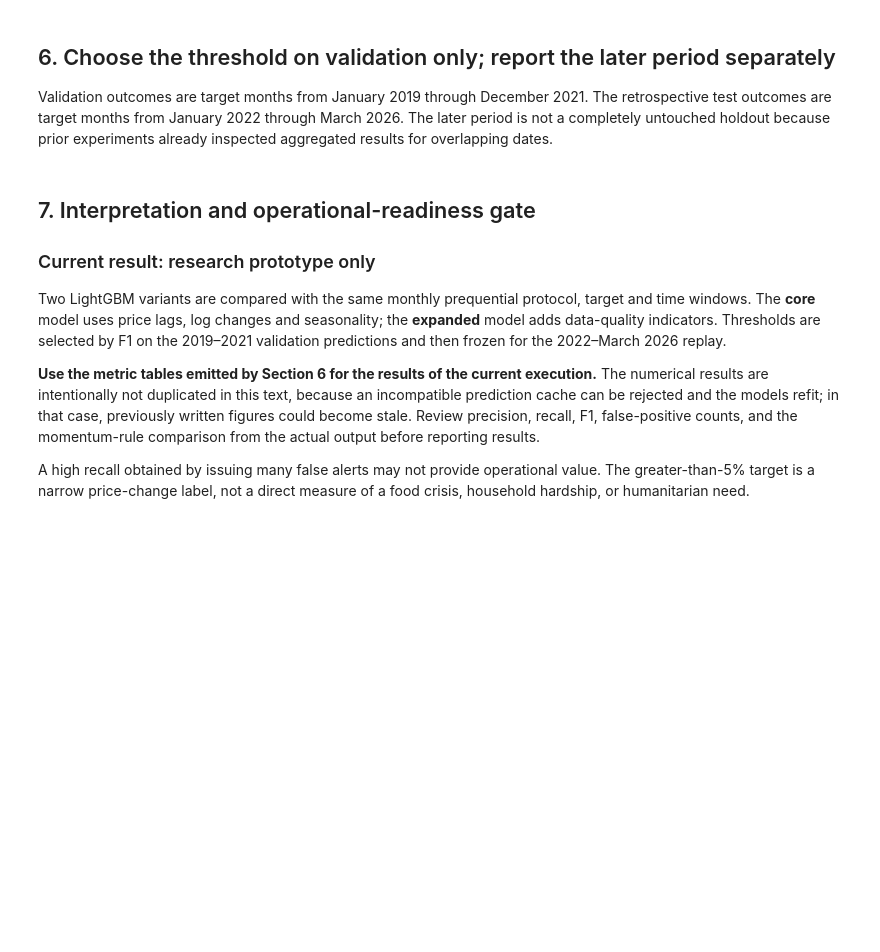
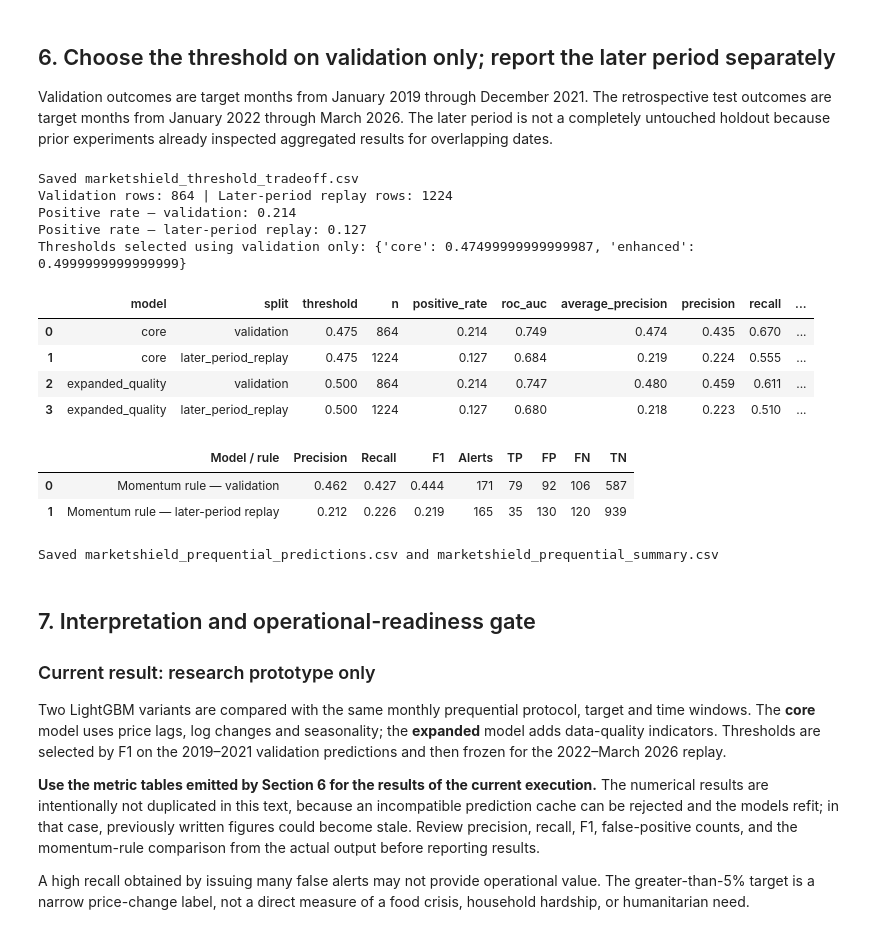
Before and after one commit to F13342/Yemen-MarketShield-AI, a Jupyter notebook: Yemen_MarketShield_Model_Validation.ipynb, the cells around one changed output. Drawn from its saved outputs; the diff is of its cells as text; code cells hidden in the pictures; blank space fills up the shorter version.

Commit message:
feat: add complete WFP validation submission package

```diff
--- a/Yemen_MarketShield_Model_Validation.ipynb
+++ b/Yemen_MarketShield_Model_Validation.ipynb
@@ -427,6 +427,12 @@ if not use_cached_predictions:
     print("Running LightGBM with additional data-quality features...")
     preq_enhanced = run_prequential_lightgbm(enhanced_numeric, "enhanced")
 
+    # Persist refreshed per-model caches after a refit so later runs cannot silently
+    # reuse older probabilities that happen to share the same source keys and labels.
+    preq_core.to_csv(core_cache, index=False, lineterminator="\n")
+    preq_enhanced.to_csv(enhanced_cache, index=False, lineterminator="\n")
+    print("Saved refreshed core and enhanced per-model prediction caches.")
+
 join_keys = ["geo_id", "price_date", "next_date"]
 preq = preq_enhanced.merge(
     preq_core[join_keys + ["prob_core"]], on=join_keys, how="inner", validate="one_to_one",
@@ -473,22 +479,45 @@ if validation.empty or test.empty:
 # Select each decision threshold on the validation period only.
 threshold_rows = []
 selected_thresholds = {}
+# Keep the stable public artifact label while using "enhanced" internally.
+model_labels = {"core": "core", "enhanced": "expanded_quality"}
 for threshold_key, prob_col in [("core", "prob_core"), ("enhanced", "prob_enhanced")]:
     y_validation = validation["shock_gt5"].to_numpy(dtype=int)
     for threshold in np.arange(0.10, 0.801, 0.025):
         pred_validation = (validation[prob_col].to_numpy(dtype=float) >= threshold).astype(int)
+        tn, fp, fn, tp = confusion_matrix(y_validation, pred_validation, labels=[0, 1]).ravel()
         threshold_rows.append({
-            "model": threshold_key,
+            "model": model_labels[threshold_key],
             "threshold": float(threshold),
-            "precision": precision_score(y_validation, pred_validation, zero_division=0),
-            "recall": recall_score(y_validation, pred_validation, zero_division=0),
-            "f1": f1_score(y_validation, pred_validation, zero_division=0),
+            # Keep full precision internally for threshold selection.
+            "precision": float(precision_score(y_validation, pred_validation, zero_division=0)),
+            "recall": float(recall_score(y_validation, pred_validation, zero_division=0)),
+            "f1": float(f1_score(y_validation, pred_validation, zero_division=0)),
             "alerts": int(pred_validation.sum()),
+            "TP": int(tp),
+            "FP": int(fp),
+            "FN": int(fn),
+            "TN": int(tn),
         })
 
 threshold_table = pd.DataFrame(threshold_rows)
+tradeoff_columns = [
+    "model", "validation_threshold", "precision", "recall", "f1",
+    "alerts", "TP", "FP", "FN", "TN",
+]
+threshold_tradeoff = threshold_table.rename(
+    columns={"threshold": "validation_threshold"}
+)[tradeoff_columns].copy()
+# Match the established CSV precision without using rounded values to select thresholds.
+threshold_tradeoff[["precision", "recall", "f1"]] = threshold_tradeoff[[
+    "precision", "recall", "f1"
+]].round(6)
+threshold_tradeoff.to_csv(
+    "marketshield_threshold_tradeoff.csv", index=False, lineterminator="\n"
+)
+print("Saved marketshield_threshold_tradeoff.csv")
 for threshold_key in ("core", "enhanced"):
-    candidates = threshold_table[threshold_table["model"].eq(threshold_key)]
+    candidates = threshold_table[threshold_table["model"].eq(model_labels[threshold_key])]
     best = candidates.sort_values(["f1", "precision"], ascending=False).iloc[0]
     selected_thresholds[threshold_key] = float(best["threshold"])
 
@@ -537,33 +566,48 @@ for model_key, prob_col, threshold_key in [
     for split_name, frame in [
         ("validation", validation),
         ("later_period_replay", test),
     ]:
         summary_rows.append(
             classification_report_row(model_key, split_name, frame, prob_col, threshold)
         )
 summary = pd.DataFrame(summary_rows, columns=summary_columns)
 display(summary.round(3))
 
 # Interpretable momentum rule: flag when current month's c_wheat rose >5% from its prior month.
 rule_summary = []
 for split_name, frame in [("Momentum rule — validation", validation), ("Momentum rule — later-period replay", test)]:
     y = frame["shock_gt5"].to_numpy(dtype=int)
     pred = (frame["previous_month_change"].to_numpy(dtype=float) > 0.05).astype(int)
     tn, fp, fn, tp = confusion_matrix(y, pred, labels=[0, 1]).ravel()
     rule_summary.append({
         "Model / rule": split_name,
         "Precision": precision_score(y, pred, zero_division=0),
         "Recall": recall_score(y, pred, zero_division=0),
         "F1": f1_score(y, pred, zero_division=0),
         "Alerts": int(pred.sum()), "TP": int(tp), "FP": int(fp),
         "FN": int(fn), "TN": int(tn),
     })
 display(pd.DataFrame(rule_summary).round(3))
 
 # Force LF line endings so CSV artifacts remain stable when running on Windows.
 preq.to_csv("marketshield_prequential_predictions.csv", index=False, lineterminator="\n")
 summary.to_csv("marketshield_prequential_summary.csv", index=False, lineterminator="\n")
 print("Saved marketshield_prequential_predictions.csv and marketshield_prequential_summary.csv")
+# %% [output]
+Saved marketshield_threshold_tradeoff.csv
+Validation rows: 864 | Later-period replay rows: 1224
+Positive rate — validation: 0.214
+Positive rate — later-period replay: 0.127
+Thresholds selected using validation only: {'core': 0.47499999999999987, 'enhanced': 0.4999999999999999}
+|  | model | split | threshold | n | positive_rate | roc_auc | average_precision | precision | recall | ... |
+| 0 | core | validation | 0.475 | 864 | 0.214 | 0.749 | 0.474 | 0.435 | 0.670 | ... |
+| 1 | core | later_period_replay | 0.475 | 1224 | 0.127 | 0.684 | 0.219 | 0.224 | 0.555 | ... |
+| 2 | expanded_quality | validation | 0.500 | 864 | 0.214 | 0.747 | 0.480 | 0.459 | 0.611 | ... |
+| 3 | expanded_quality | later_period_replay | 0.500 | 1224 | 0.127 | 0.680 | 0.218 | 0.223 | 0.510 | ... |
+|  | Model / rule | Precision | Recall | F1 | Alerts | TP | FP | FN | TN |
+| 0 | Momentum rule — validation | 0.462 | 0.427 | 0.444 | 171 | 79 | 92 | 106 | 587 |
+| 1 | Momentum rule — later-period replay | 0.212 | 0.226 | 0.219 | 165 | 35 | 130 | 120 | 939 |
+Saved marketshield_prequential_predictions.csv and marketshield_prequential_summary.csv
 # %% [markdown]
 ## 7. Interpretation and operational-readiness gate
 
```
Also changed, not shown: 20 other files.
